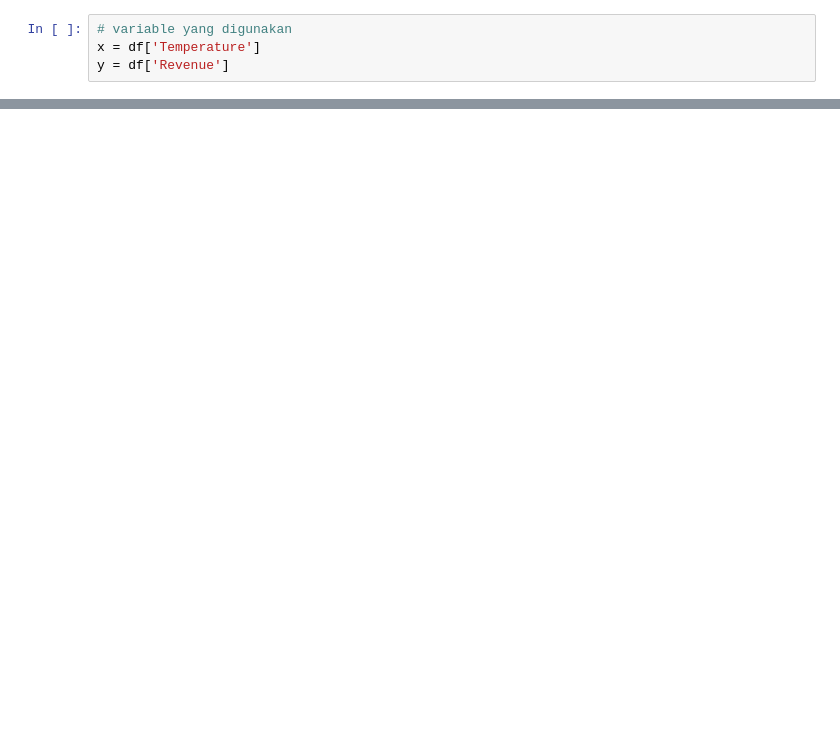
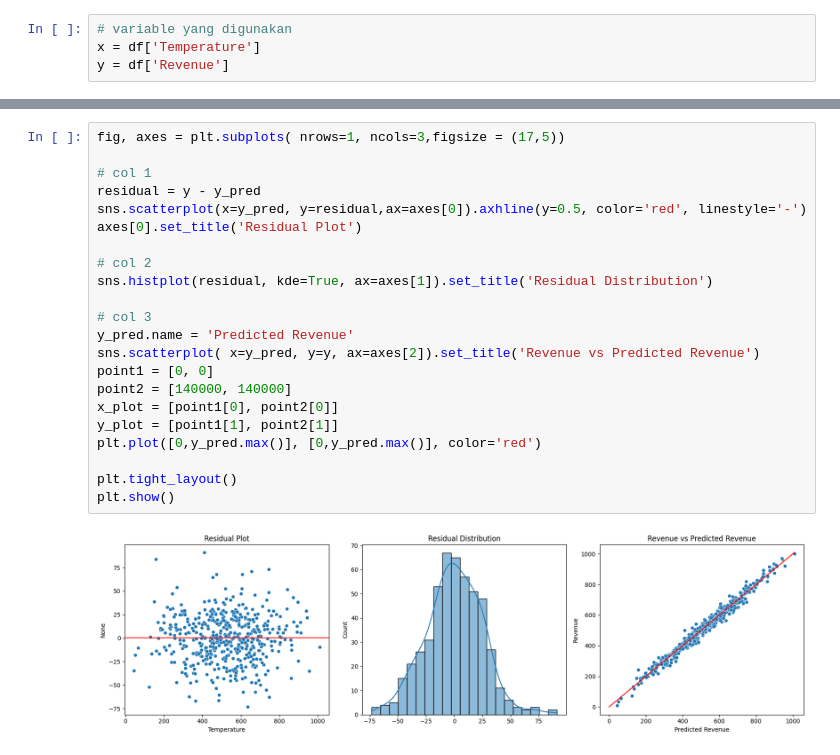
Before and after one commit to Nilapine/Machine-Learning, a Jupyter notebook: regresi/Untitled.ipynb, the cells around one changed output, grey strips where cells are left out. Saved outputs shown, nothing was run; the diff lists cells and outputs as text; blank space fills up the shorter version.

```diff
--- a/regresi/Untitled.ipynb
+++ b/regresi/Untitled.ipynb
@@ -47,0 +101,24 @@ y = df['Revenue']
+# %%
+fig, axes = plt.subplots( nrows=1, ncols=3,figsize = (17,5))
+
+# col 1
+residual = y - y_pred
+sns.scatterplot(x=y_pred, y=residual,ax=axes[0]).axhline(y=0.5, color='red', linestyle='-')
+axes[0].set_title('Residual Plot')
+
+# col 2
+sns.histplot(residual, kde=True, ax=axes[1]).set_title('Residual Distribution')
+
+# col 3
+y_pred.name = 'Predicted Revenue'
+sns.scatterplot( x=y_pred, y=y, ax=axes[2]).set_title('Revenue vs Predicted Revenue')
+point1 = [0, 0]
+point2 = [140000, 140000]
+x_plot = [point1[0], point2[0]]
+y_plot = [point1[1], point2[1]]
+plt.plot([0,y_pred.max()], [0,y_pred.max()], color='red')
+
+plt.tight_layout()
+plt.show()
+# %% [output]
+[figure, added]
```
Also changed, not shown: parts of 28 cells of this notebook.
